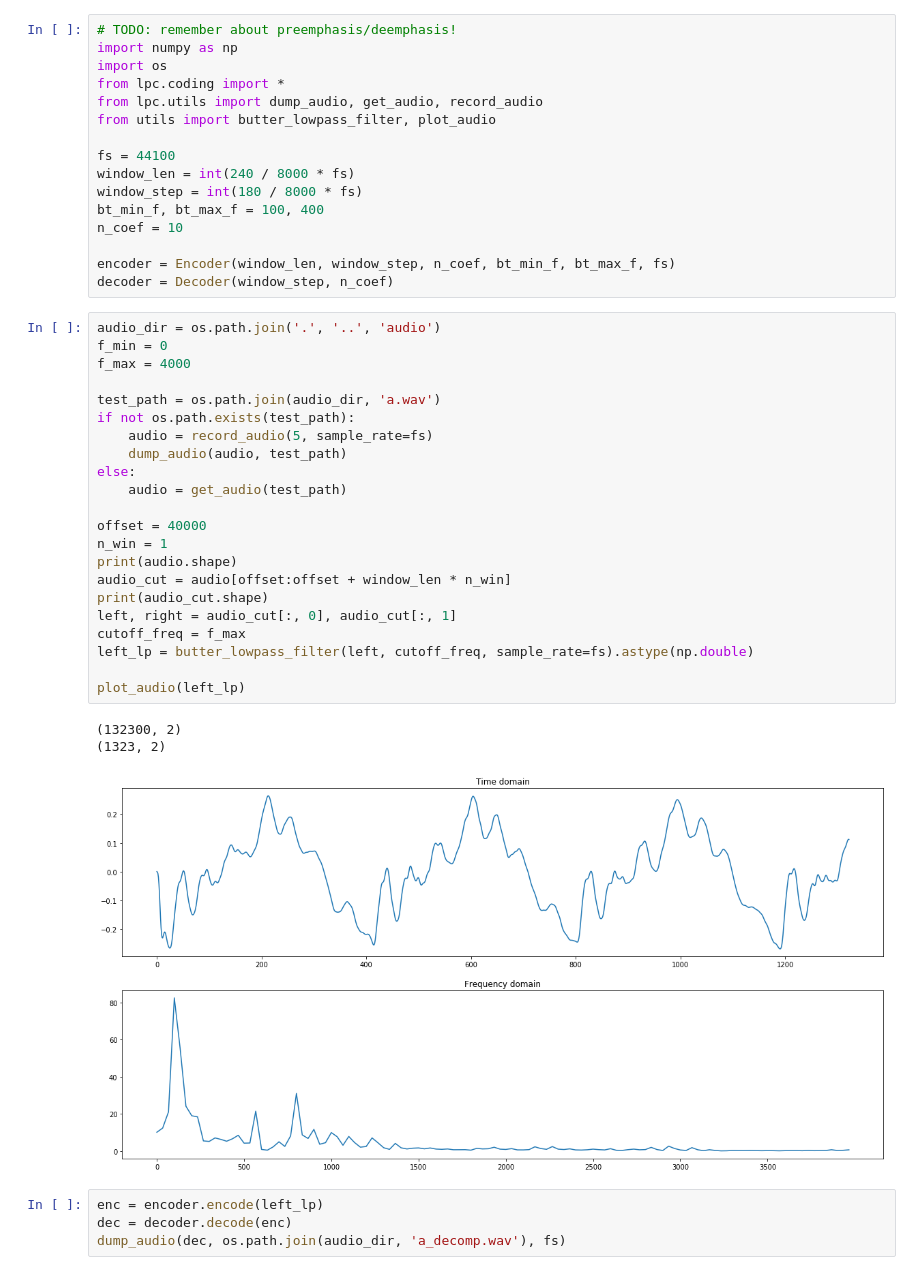
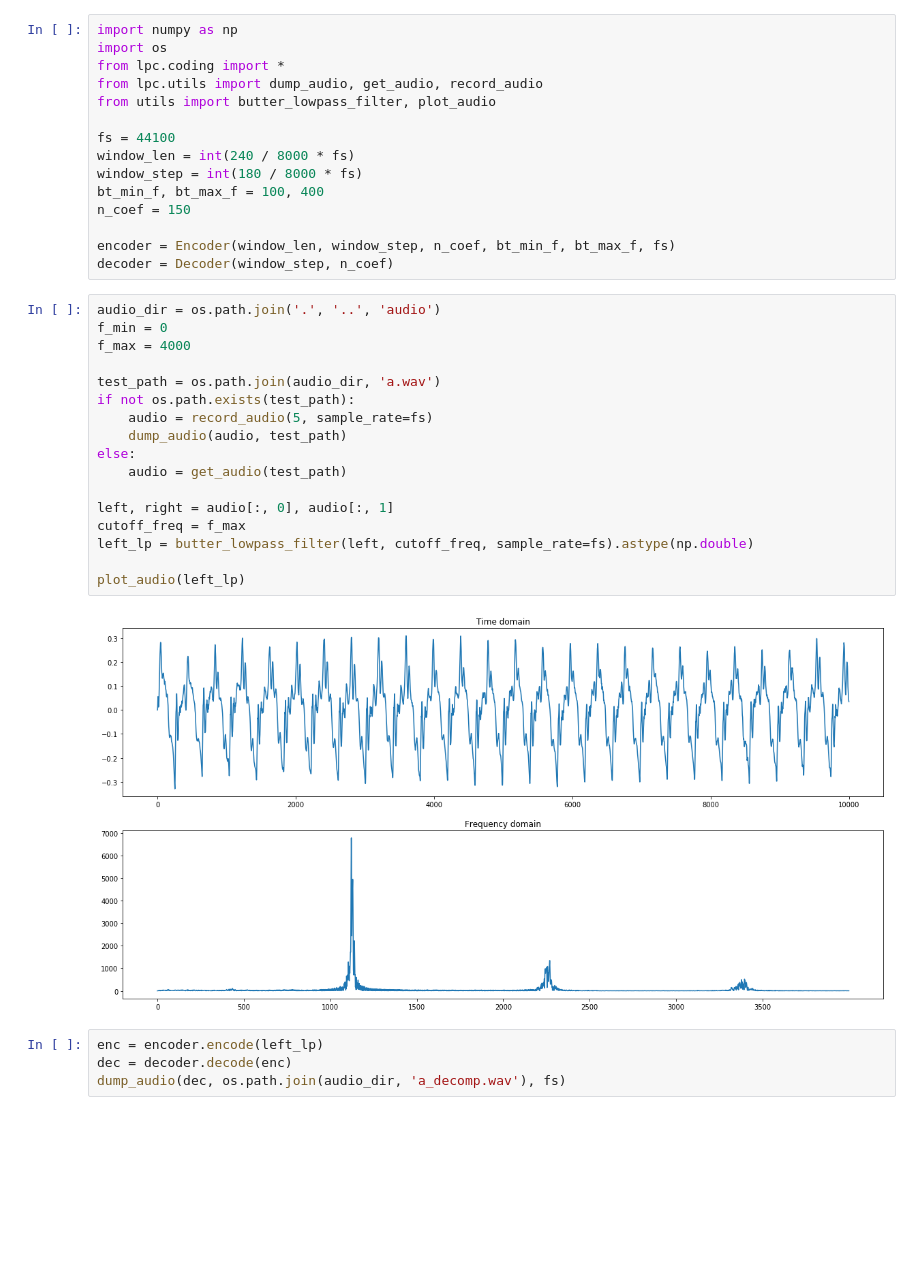
Before and after one commit to enthyp/DSP, a Jupyter notebook: lpc-10/examples/compression.ipynb, the cells around one changed output. Drawn from its saved outputs; the diff is of its cells as text; blank space fills up the shorter version.

```diff
--- a/lpc-10/examples/compression.ipynb
+++ b/lpc-10/examples/compression.ipynb
@@ -1,5 +1,4 @@
 # %%
-# TODO: remember about preemphasis/deemphasis!
 import numpy as np
 import os
 from lpc.coding import *
@@ -10,36 +9,29 @@ fs = 44100
 window_len = int(240 / 8000 * fs)
 window_step = int(180 / 8000 * fs)
 bt_min_f, bt_max_f = 100, 400
-n_coef = 10
+n_coef = 150
 
 encoder = Encoder(window_len, window_step, n_coef, bt_min_f, bt_max_f, fs)
 decoder = Decoder(window_step, n_coef)
 # %%
 audio_dir = os.path.join('.', '..', 'audio')
 f_min = 0
 f_max = 4000
 
 test_path = os.path.join(audio_dir, 'a.wav')
 if not os.path.exists(test_path):
     audio = record_audio(5, sample_rate=fs)
     dump_audio(audio, test_path)
 else:
     audio = get_audio(test_path)
 
-offset = 40000
-n_win = 1
-print(audio.shape)
-audio_cut = audio[offset:offset + window_len * n_win]
-print(audio_cut.shape)
-left, right = audio_cut[:, 0], audio_cut[:, 1]
+left, right = audio[:, 0], audio[:, 1]
 cutoff_freq = f_max
 left_lp = butter_lowpass_filter(left, cutoff_freq, sample_rate=fs).astype(np.double)
 
 plot_audio(left_lp)
 # %% [output]
-(132300, 2)
-(1323, 2)
-[figure, old version]
+[figure, new version]
 # %%
 enc = encoder.encode(left_lp)
 dec = decoder.decode(enc)
```
Also changed, not shown: parts of 3 cells of this notebook, 2 other files.
